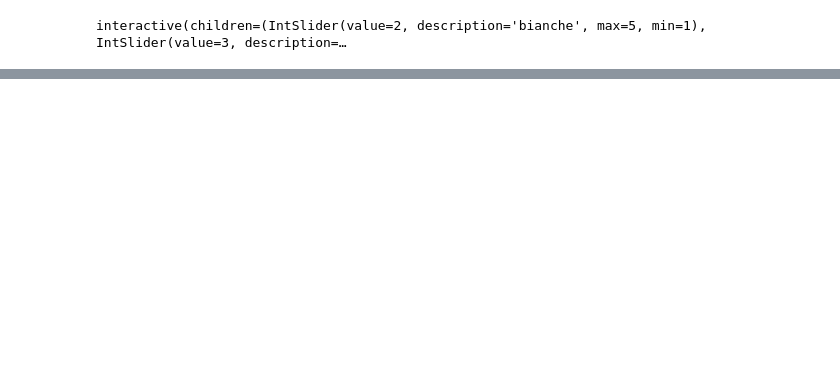
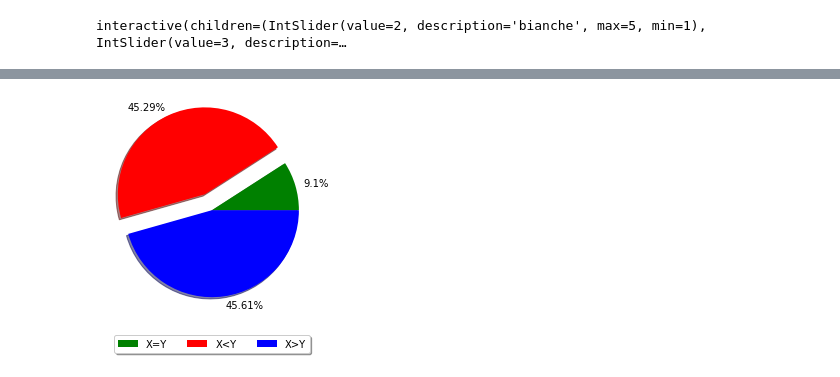
Before and after one commit to MontiMic/Tesi, a Jupyter notebook: Untitled1.ipynb, the cells around one changed output, grey strips where cells are left out. Drawn from its saved outputs; the diff is of its cells as text; code cells hidden in the pictures; blank space fills up the shorter version.

```diff
--- a/Untitled1.ipynb
+++ b/Untitled1.ipynb
@@ -412,0 +475,30 @@ interactive(children=(IntSlider(value=2, description='bianche', max=5, min=1), I
+# %%
+def first_six():
+  num = 6
+  results = []
+  for i in range(precisione):
+    a, b = 0, 0
+    while a != num and b != num:
+      a, b = trow(), trow()
+      if a == num:
+        if b == num:
+          results.append(0)
+        else:
+          results.append(1)
+      if b == num:
+        results.append(2)
+  #grafico
+  labels = []
+  normalized = []
+  myexplode = [0, 0.2, 0]
+  for i in range(len(set(results)) - 1): #len(set(n)) torna il numero di risultati distinti presenti in results
+    normalized.append(round(((results.count(i) / precisione) * 100), 2)) #conto le istanze dei risultati e le normalizzo
+  normalized.append(round(100 - sum(normalized), 2)) #per evitare che per errori di arrotondamento la somma dei risultati sia 99.9%, l'ultimo risultato lo calcolo come 100 - (la somma dei precedenti)
+  for i in range(len(normalized)):
+    labels.append(str(normalized[i]) + "%") # aggiungo le labels (i valori riportati all'esterno del grafico)
+  plt.pie(normalized, labels=labels,explode=myexplode, colors=["green", "red", "blue"], shadow=True)
+  legenda = ["X=Y", "X<Y", "X>Y"]
+  plt.legend(legenda,loc='upper center', bbox_to_anchor=(0.5, -0.05), fancybox=True, shadow=True, ncol=5)
+first_six()
+# %% [output]
+[figure, added]
```
Also changed, not shown: parts of 34 cells of this notebook.
